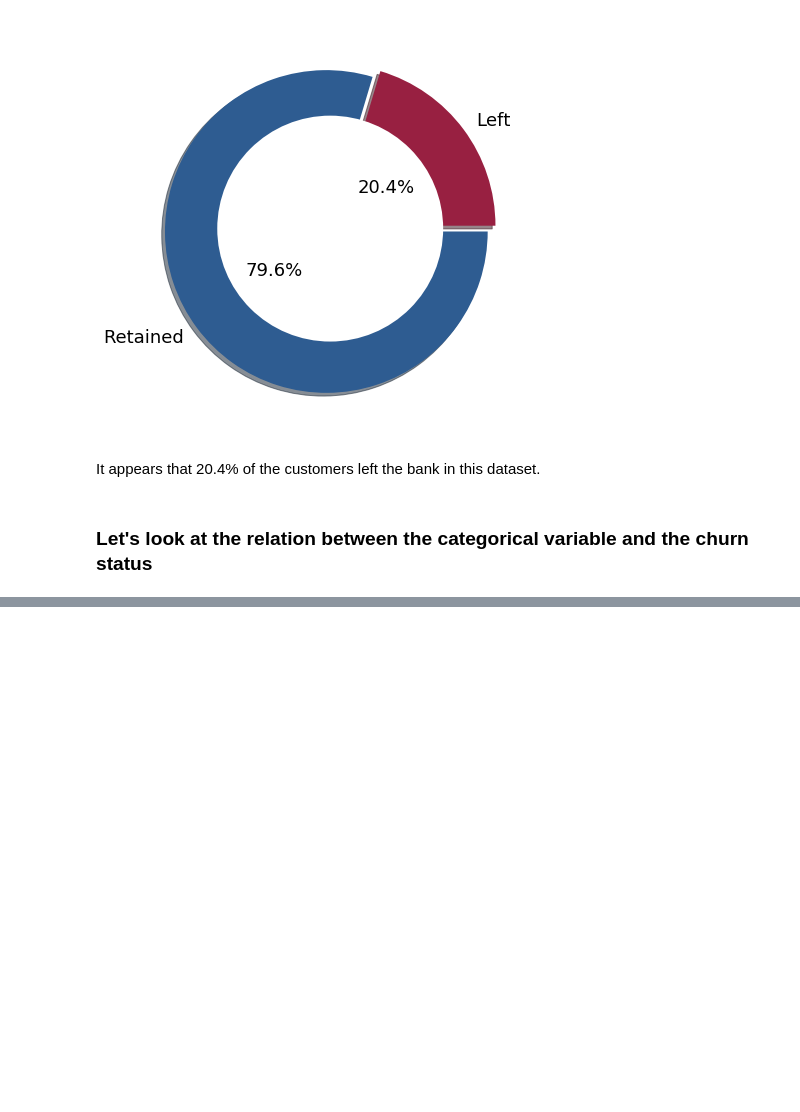
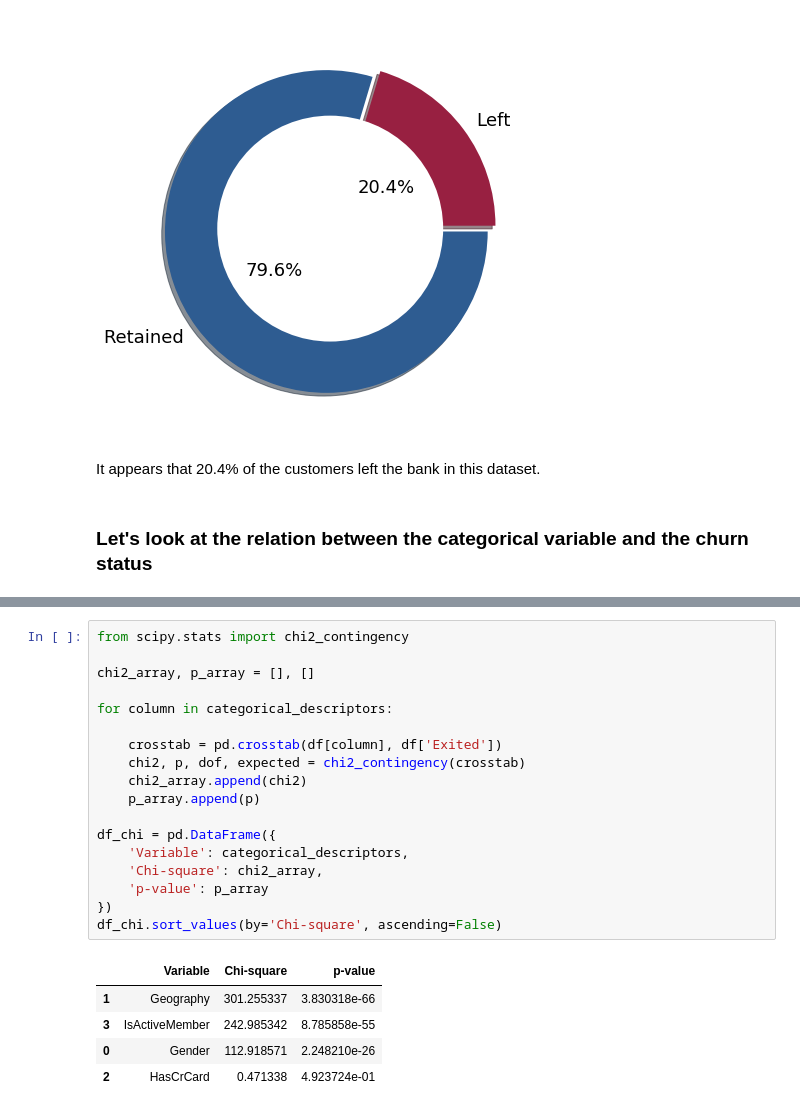
Before and after one commit to Moutoussamy/BankCustomersChurnPred, a Jupyter notebook: BankCustomersChurnPred.ipynb, the cells around one changed output, grey strips where cells are left out. Cells and saved outputs as stored; diff of their text form; blank space fills up the shorter version.

```diff
--- a/BankCustomersChurnPred.ipynb
+++ b/BankCustomersChurnPred.ipynb
@@ -151,0 +237,24 @@ It appears that 20.4% of the customers left the bank in this dataset.
+# %%
+from scipy.stats import chi2_contingency
+
+chi2_array, p_array = [], []
+
+for column in categorical_descriptors:
+
+    crosstab = pd.crosstab(df[column], df['Exited'])
+    chi2, p, dof, expected = chi2_contingency(crosstab)
+    chi2_array.append(chi2)
+    p_array.append(p)
+
+df_chi = pd.DataFrame({
+    'Variable': categorical_descriptors,
+    'Chi-square': chi2_array,
+    'p-value': p_array
+})
+df_chi.sort_values(by='Chi-square', ascending=False)
+# %% [output]
+|  | Variable | Chi-square | p-value |
+| 1 | Geography | 301.255337 | 3.830318e-66 |
+| 3 | IsActiveMember | 242.985342 | 8.785858e-55 |
+| 0 | Gender | 112.918571 | 2.248210e-26 |
+| 2 | HasCrCard | 0.471338 | 4.923724e-01 |
```
Also changed, not shown: parts of 6 cells of this notebook.
